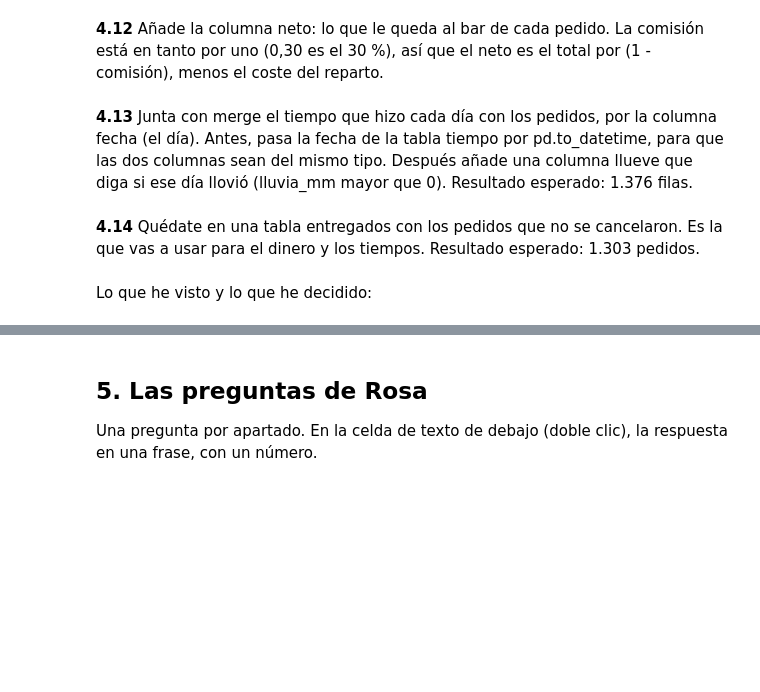
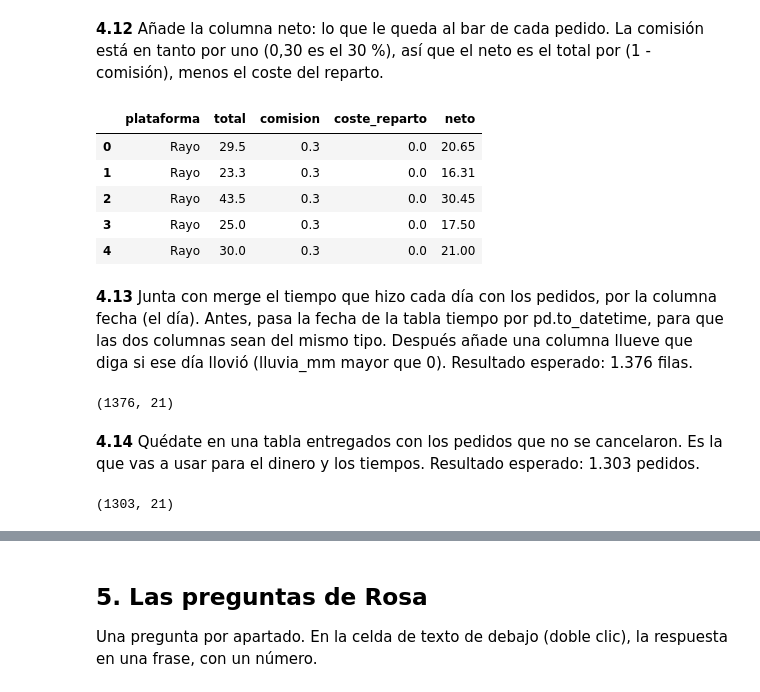
Before and after one commit to eripinor/practica_domicilio, a Jupyter notebook: a_domicilio.ipynb, the cells around one changed output, grey strips where cells are left out. Cells and saved outputs as stored; diff of their text form; code cells hidden in the pictures; blank space fills up the shorter version.

```diff
--- a/a_domicilio.ipynb
+++ b/a_domicilio.ipynb
@@ -346,2 +506,11 @@ Una cosa por celda. Después de cada cambio, comprueba que ha salido bien.
 # %% [markdown]
 **4.9** Añade dos columnas: fecha, con el día sin la hora (dt.normalize()), y hora, con la hora del pedido (dt.hour).
+# %%
+# Crear una columna con la fecha sin la hora
+pedidos["fecha"] = pedidos["fecha_hora"].dt.normalize()
+
+# Crear una columna con la hora del pedido
+pedidos["hora"] = pedidos["fecha_hora"].dt.hour
+
+# Mostrar las nuevas columnas
+pedidos[["fecha_hora", "fecha", "hora"]].head()
@@ -348,2 +524,19 @@ Una cosa por celda. Después de cada cambio, comprueba que ha salido bien.
 # %% [markdown]
 **4.10** Añade la columna dia_semana, con el nombre del día en español. dt.day_of_week da un número (0 es el lunes): cámbialo por el nombre con un diccionario y map.
+# %%
+# Definir la equivalencia entre los números y los días de la semana
+dias = {
+    0: "Lunes",
+    1: "Martes",
+    2: "Miércoles",
+    3: "Jueves",
+    4: "Viernes",
+    5: "Sábado",
+    6: "Domingo"
+}
+
+# Obtener el día de la semana y sustituir el número por su nombre
+pedidos["dia_semana"] = pedidos["fecha"].dt.day_of_week.map(dias)
+
+# Comprobar los resultados
+pedidos[["fecha", "dia_semana"]].head()
@@ -350,2 +550,8 @@ Una cosa por celda. Después de cada cambio, comprueba que ha salido bien.
 # %% [markdown]
 **4.11** Añade la columna semana, con el número de la semana del año: dt.isocalendar().week.
+# %%
+# Obtener el número de la semana del año
+pedidos["semana"] = pedidos["fecha"].dt.isocalendar().week
+
+# Comprobar el resultado
+pedidos[["fecha", "semana"]].head()
@@ -352,8 +565,44 @@ Una cosa por celda. Después de cada cambio, comprueba que ha salido bien.
 # %% [markdown]
 **4.12** Añade la columna neto: lo que le queda al bar de cada pedido. La comisión está en tanto por uno (0,30 es el 30 %), así que el neto es el total por (1 - comisión), menos el coste del reparto.
+# %%
+# Calcular el importe neto que recibe el bar por cada pedido
+pedidos["neto"] = (
+    pedidos["total"] * (1 - pedidos["comision"])
+    - pedidos["coste_reparto"]
+)
+
+# Comprobar el cálculo con las columnas utilizadas
+pedidos[["plataforma", "total", "comision", "coste_reparto", "neto"]].head()
+# %% [output]
+|  | plataforma | total | comision | coste_reparto | neto |
+| 0 | Rayo | 29.5 | 0.3 | 0.0 | 20.65 |
+| 1 | Rayo | 23.3 | 0.3 | 0.0 | 16.31 |
+| 2 | Rayo | 43.5 | 0.3 | 0.0 | 30.45 |
+| 3 | Rayo | 25.0 | 0.3 | 0.0 | 17.50 |
+| 4 | Rayo | 30.0 | 0.3 | 0.0 | 21.00 |
 # %% [markdown]
 **4.13** Junta con merge el tiempo que hizo cada día con los pedidos, por la columna fecha (el día). Antes, pasa la fecha de la tabla tiempo por pd.to_datetime, para que las dos columnas sean del mismo tipo. Después añade una columna llueve que diga si ese día llovió (lluvia_mm mayor que 0). Resultado esperado: 1.376 filas.
+# %%
+# Convertir la fecha de la tabla meteorológica a datetime
+tiempo["fecha"] = pd.to_datetime(tiempo["fecha"])
+
+# Unir los pedidos con los datos meteorológicos mediante la fecha
+pedidos = pedidos.merge(tiempo, on="fecha", how="left")
+
+# Indicar si llovió ese día
+pedidos["llueve"] = pedidos["lluvia_mm"] > 0
+
+# Comprobar las dimensiones de la tabla
+pedidos.shape
+# %% [output]
+(1376, 21)
 # %% [markdown]
 **4.14** Quédate en una tabla entregados con los pedidos que no se cancelaron. Es la que vas a usar para el dinero y los tiempos. Resultado esperado: 1.303 pedidos.
-# %% [markdown]
-Lo que he visto y lo que he decidido:
+# %%
+# Seleccionar los pedidos que no se han cancelado
+entregados = pedidos.loc[pedidos["estado"] == "entregado"]
+
+# Comprobar las dimensiones de la tabla
+entregados.shape
+# %% [output]
+(1303, 21)
```
Also changed, not shown: parts of 22 cells of this notebook.
